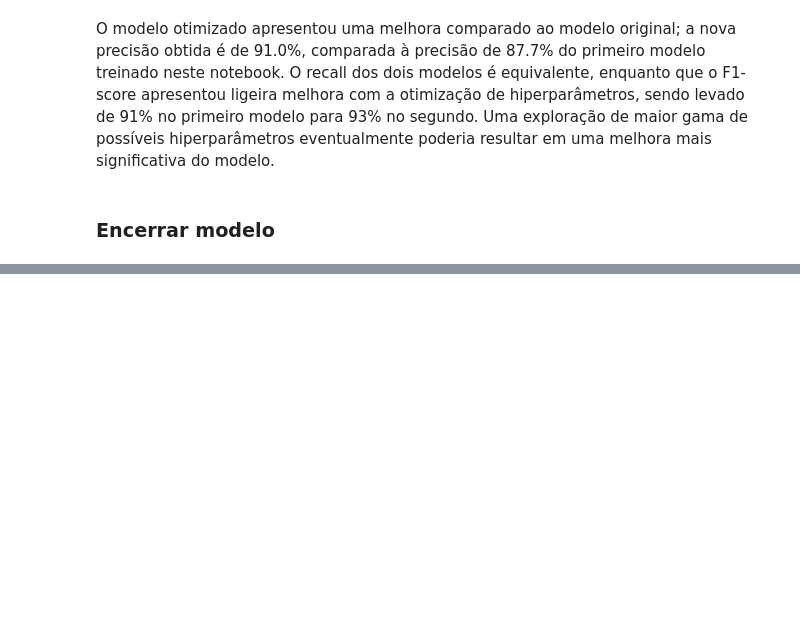
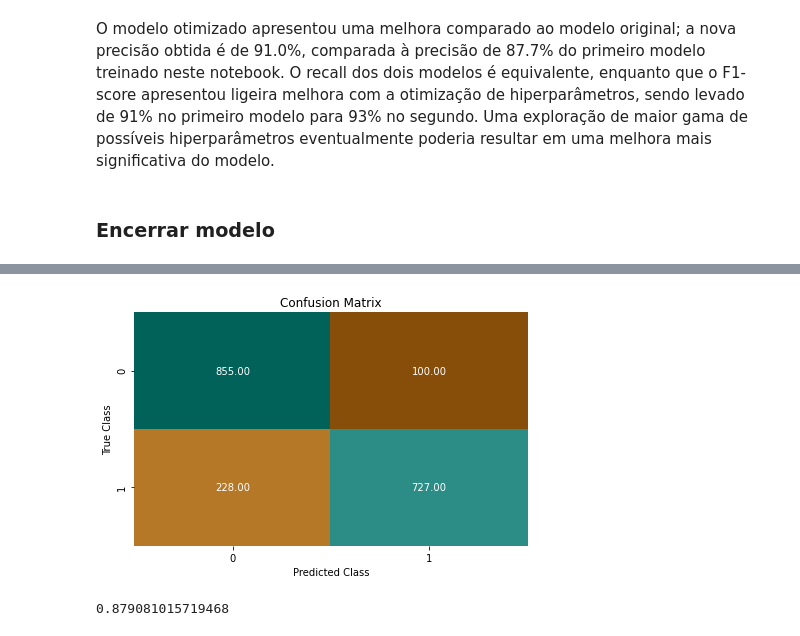
Before and after one commit to RodriguesRBruno/ProjetoMultidisciplinar, a Jupyter notebook: model_combinado.ipynb, the cells around one changed output, grey strips where cells are left out. Cells and saved outputs as stored; diff of their text form; code cells hidden in the pictures; blank space fills up the shorter version.

Commit message:
Treinamento de outros modelos
Adição de modelos linear learner e factorization machine

```diff
--- a/model_combinado.ipynb
+++ b/model_combinado.ipynb
@@ -313,0 +327,4 @@ xgb_predictor_2.delete_endpoint(delete_endpoint_config=True)
+# %%
+# Criar vetorizador TFIDF e ajustar aos dados de treinamento
+tfidf = TfidfVectorizer(lowercase=False, ngram_range = (1,2))
+tfidf.fit(train_3['lemmas_str'])
@@ -313,0 +333,12 @@ xgb_predictor_2.delete_endpoint(delete_endpoint_config=True)
+# %%
+def create_x_y_3(base_df, tfidf, target_col='fake', lemma_col = 'lemmas_str'):
+    """
+    Necessário usar array de float32 neste modelo! Tanto para dados como labels.
+    Tbm necessário resetar index dos labels para funcionar corretamente
+    """
+    tfidf_res = tfidf.transform(base_df[lemma_col])
+    return tfidf_res.astype(np.float32), base_df[target_col].reset_index(drop=True).astype(np.float32)
+
+x_train_3, y_train_3 = create_x_y_3(train_3, tfidf)
+x_validate_3, y_validate_3 = create_x_y_3(validate_3, tfidf)
+x_test_3, y_test_3 = create_x_y_3(test_3, tfidf)
@@ -313,0 +472,4 @@ xgb_predictor_2.delete_endpoint(delete_endpoint_config=True)
+# %%
+df_pred_3 = load_batch_results('model_3_combo')
+# %%
+y_pred_3 = df_pred_3['predicted_label']
@@ -313,0 +489,8 @@ xgb_predictor_2.delete_endpoint(delete_endpoint_config=True)
+# %%
+plot_confusion_matrix(y_test_3, y_pred_3)
+# %% [output]
+[figure, added]
+# %%
+precision_score(y_test_3, y_pred_3)
+# %% [output]
+0.879081015719468
```
Also changed, not shown: parts of 47 cells of this notebook, 2 other files.
